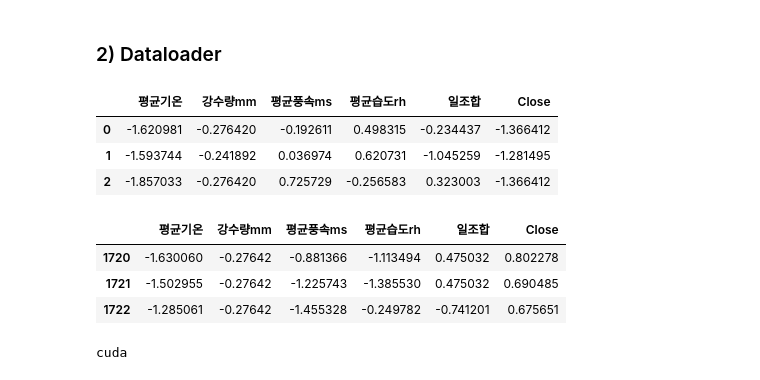
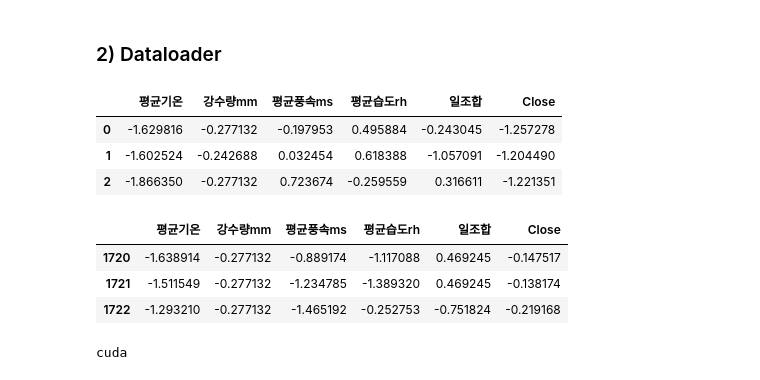
Before and after one commit to Onedas/22_01_IDS507_FinalProject, a Jupyter notebook: stock_prediction.ipynb, the cells around one changed output. Cells and saved outputs as stored; diff of their text form; code cells hidden in the pictures.

```diff
--- a/stock_prediction.ipynb
+++ b/stock_prediction.ipynb
@@ -42,10 +43,11 @@ display(selected_weather_df.head(3))
 # %% [markdown]
 ### 2) Stock data
 # %%
-company_name = "Samsung Electronics Co"
+# company_name = "Samsung Electronics Co"
+company_name = "Amorepacific Corporation"
 stock_price_df = pd.read_csv(f'./data/stock/{company_name}.csv')
 stock_columns = ['Close']
-selected_stock_df = stock_price_df[['Date'] + stock_columns]
+selected_stock_df = stock_price_df[['Date'] + stock_columns].dropna()
 display(selected_stock_df.head(3))
 # %% [output]
 |  | Date | Close |
@@ -75,7 +77,7 @@ display(stock_weather_df)
 display(stock_weather_df.isnull().sum())
 display(stock_weather_df[stock_weather_df['평균풍속ms'].isnull()])
 display(stock_weather_df[stock_weather_df['일조합'].isnull()])
-stock_weather_df = stock_weather_df.fillna(0)
+stock_weather_df = stock_weather_df.dropna()
 # %% [output]
 Date      0
 평균기온      0
@@ -124,42 +126,43 @@ from torch.utils.data import DataLoader, Dataset
 
 class StockDataset(Dataset):
     def __init__(self, df, t_dim, label:List = None,):
         super(StockDataset, self).__init__()
         self.df = df.reset_index(drop=True)
         self.t_dim = t_dim
         if label is None:
             label = df.columns
         self.label = label
         self.total_length = len(df) - (t_dim + 1)
 
     def __len__(self):
         return self.total_length
 
     def __getitem__(self, idx):
-        x = self.df.loc[idx: idx+self.t_dim-1].values
-        y = self.df.loc[idx+1: idx+self.t_dim][self.label].values
+        x = self.df.loc[idx: idx+self.t_dim-1].values[:, :-1]
+        y = self.df.loc[idx+self.t_dim][self.label].values
         return x, y
 # preprocess
 # log
 stock_weather_df['Close'] = np.log(1+stock_weather_df['Close'])
 train_df = stock_weather_df[stock_weather_df['Date'] < '2019-01-01'].drop(columns='Date')
 test_df = stock_weather_df[stock_weather_df['Date'] >= '2019-01-01'].drop(columns='Date')
+StockDataset(test_df, t_dim=25)
 
 train_mean, train_std = train_df.mean(), train_df.std()
 
 train_df = (train_df - train_mean) / train_std
 test_df = (test_df - train_mean) / train_std
 
 display(train_df.head(3), test_df.head(3))
 # %% [output]
 |  | 평균기온 | 강수량mm | 평균풍속ms | 평균습도rh | 일조합 | Close |
-| 0 | -1.620981 | -0.276420 | -0.192611 | 0.498315 | -0.234437 | -1.366412 |
-| 1 | -1.593744 | -0.241892 | 0.036974 | 0.620731 | -1.045259 | -1.281495 |
-| 2 | -1.857033 | -0.276420 | 0.725729 | -0.256583 | 0.323003 | -1.366412 |
+| 0 | -1.629816 | -0.277132 | -0.197953 | 0.495884 | -0.243045 | -1.257278 |
+| 1 | -1.602524 | -0.242688 | 0.032454 | 0.618388 | -1.057091 | -1.204490 |
+| 2 | -1.866350 | -0.277132 | 0.723674 | -0.259559 | 0.316611 | -1.221351 |
 |  | 평균기온 | 강수량mm | 평균풍속ms | 평균습도rh | 일조합 | Close |
-| 1720 | -1.630060 | -0.27642 | -0.881366 | -1.113494 | 0.475032 | 0.802278 |
-| 1721 | -1.502955 | -0.27642 | -1.225743 | -1.385530 | 0.475032 | 0.690485 |
-| 1722 | -1.285061 | -0.27642 | -1.455328 | -0.249782 | -0.741201 | 0.675651 |
+| 1720 | -1.638914 | -0.277132 | -0.889174 | -1.117088 | 0.469245 | -0.147517 |
+| 1721 | -1.511549 | -0.277132 | -1.234785 | -1.389320 | 0.469245 | -0.138174 |
+| 1722 | -1.293210 | -0.277132 | -1.465192 | -0.252753 | -0.751824 | -0.219168 |
 # %%
 def train(model, train_loader, criterion, optimizer, epochs=10, device=torch.device('cpu'), valid_loader=None):
     model = model.to(device)
```
Also changed, not shown: parts of 14 cells of this notebook.
